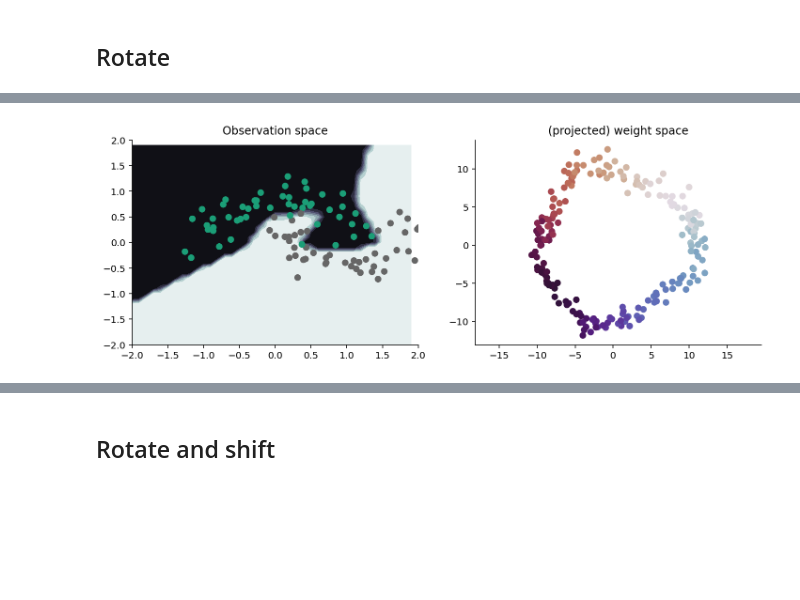
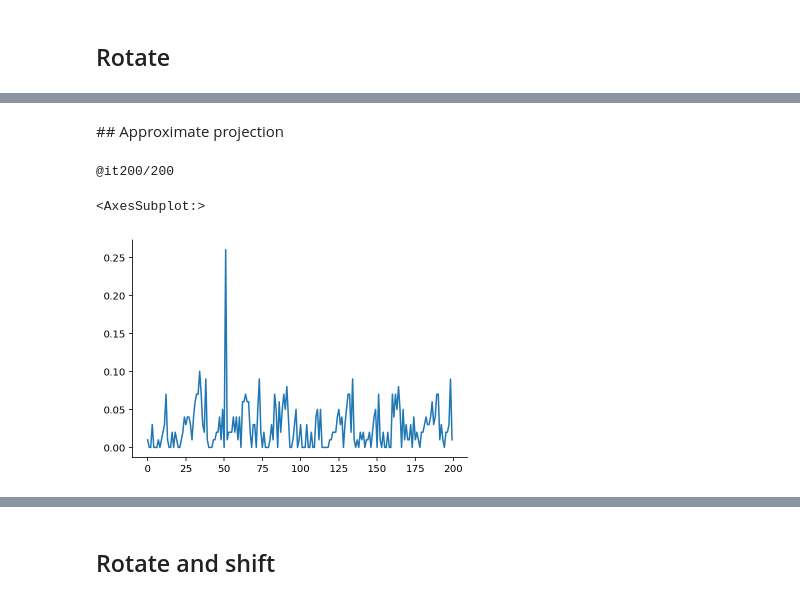
Before and after one commit to probml/shift-happens, a Jupyter notebook: notebooks/shifting-moons-exp-002.ipynb, the cells around one changed output, grey strips where cells are left out. Cells and saved outputs as stored; diff of their text form; code cells hidden in the pictures; blank space fills up the shorter version.

Commit message:
feat: shifting-moons-exp-002
Add section on  approximate projection

```diff
--- a/notebooks/shifting-moons-exp-002.ipynb
+++ b/notebooks/shifting-moons-exp-002.ipynb
@@ -275,32 +275,3 @@ def plot_history(params_hist, data_hist, ranges):
     data_hist: list of (array(N).
     """
     ...
-# %%
-fig, ax = plt.subplots(1, 2, figsize=(12, 4))
-camera = Camera(fig)
-
-xmin, xmax = -2, 2
-ymin, ymax = -2, 2
-X_grid = jnp.mgrid[xmin:xmax:0.1, ymin:ymax:0.1]
-
-ax[0].set_title("Observation space")
-ax[1].set_title("(projected) weight space")
-for it in range(n_steps):
-    # plt.cla()
-    params = params_hist[it]
-    X_step, y_step = data_hist[it]
-    Z = jnp.einsum("ijn->ji", pred_map(params, X_grid))
-
-    ax[1].scatter(*w_transformed[:it].T, c=radii[:it] % (2 * jnp.pi), cmap="twilight")
-    ax[1].axis("equal")
-    ax[0].contourf(*X_grid, Z, cmap="bone")
-    ax[0].scatter(*X_step.T, c=y_step, cmap="Dark2")
-    ax[0].set_xlim(xmin, xmax)
-    ax[0].set_ylim(ymin, ymax)
-    camera.snap()
-
-animation = camera.animate()
-# animation.save('half-moons.gif', writer = 'imagemagick')
-animation.save('half-moons.mp4', fps=20, dpi=150)
-# %% [output]
-[figure, removed]
@@ -306,0 +305,38 @@ animation.save('half-moons.mp4', fps=20, dpi=150)
+# %% [markdown]
+## Approximate projection
+# %%
+n_components = 10
+proj = PCA(n_components=n_components)
+w_transformed = proj.fit_transform(params_flat_hist)
+_, rebuild_params = jax.flatten_util.ravel_pytree(hist["params"][0])
+# %%
+hist_values = []
+
+for ix, radius in enumerate(radii):
+    print(f"@it{ix+1:03}/{len(radii)}", end="\r")
+    deg = (180 * (radii[ix] % (2 * jnp.pi))).item()
+
+    w_approx =  proj.inverse_transform(w_transformed[ix])
+    w_approx = rebuild_params(w_approx)
+    w_full = hist["params"][ix]
+
+    X_test, y_test = make_rotating_moons(radii[ix], n_samples=100)
+
+    accuracy_proj = (model.apply(w_approx, X_test).round().ravel() == y_test).mean().item()
+    accuracy_full = (model.apply(w_full, X_test).round().ravel() == y_test).mean().item()
+
+    entry = {
+        "radius": radius,
+        "accuracy_approx": accuracy_proj,
+        "accuracy_full": accuracy_full
+    }
+
+    hist_values.append(entry)
+# %% [output]
+@it200/200
+# %%
+df_values = pd.DataFrame(hist_values)
+(df_values["accuracy_approx"] - df_values["accuracy_full"]).abs().plot()
+# %% [output]
+<AxesSubplot:>
+[figure, added]
```
Also changed, not shown: parts of 7 cells of this notebook.
